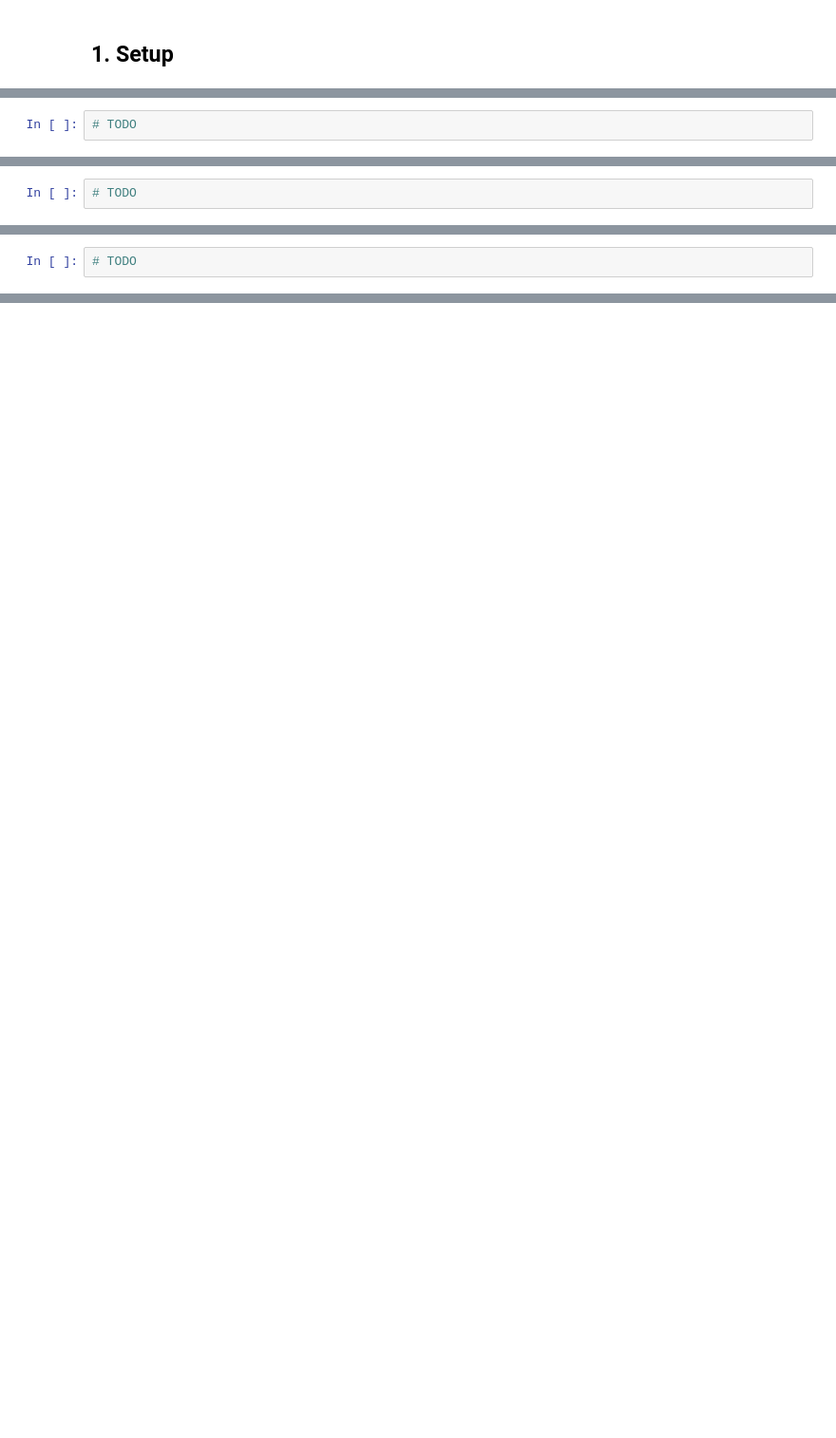
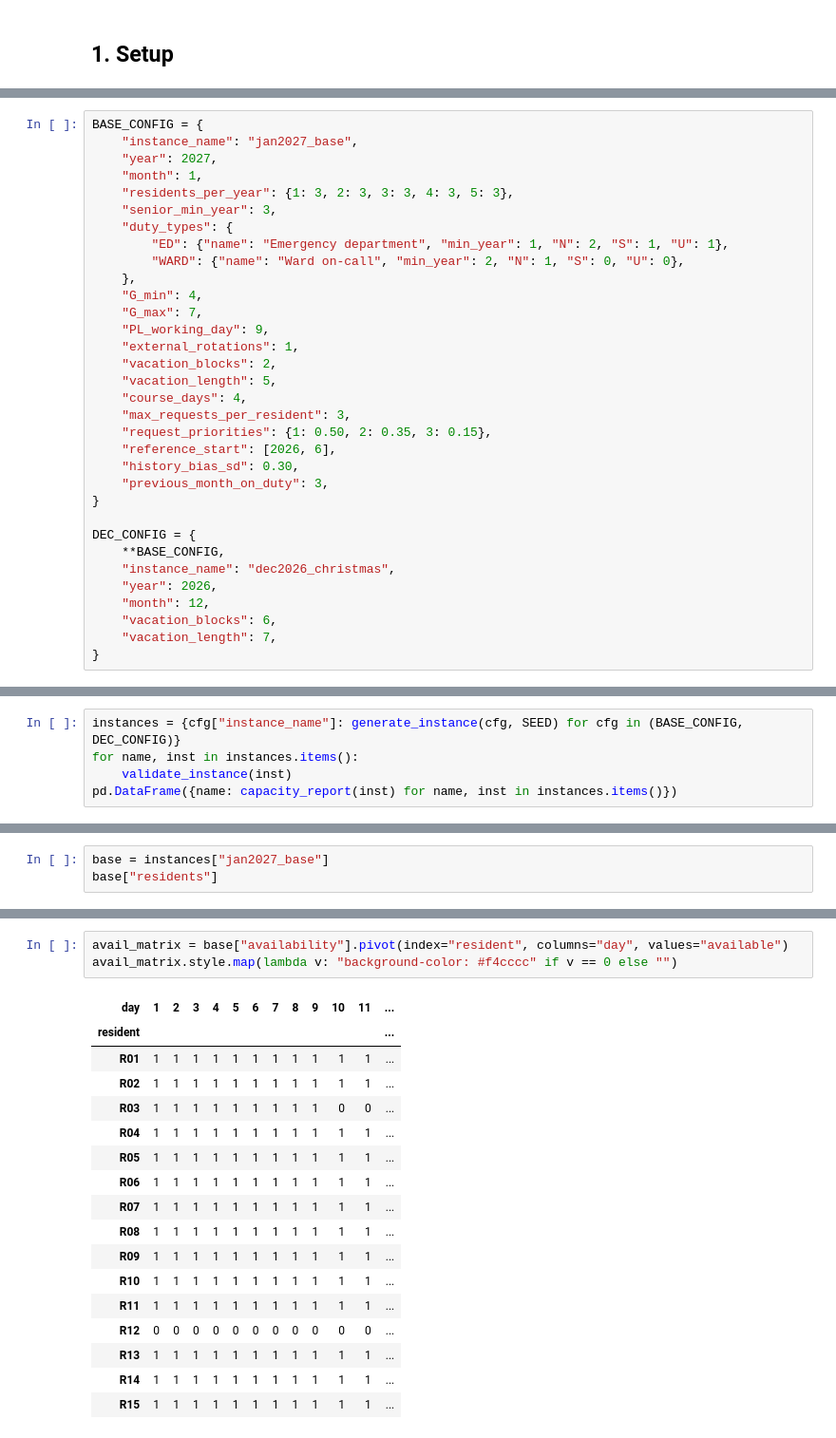
Before and after one commit to claudialbombin/medical-roster-optimization, a Jupyter notebook: notebooks/01_synthetic_data_generation.ipynb, the cells around one changed output, grey strips where cells are left out. Shown at 95% size. Saved outputs shown, nothing was run; the diff lists cells and outputs as text; blank space fills up the shorter version.

```diff
--- a/notebooks/01_synthetic_data_generation.ipynb
+++ b/notebooks/01_synthetic_data_generation.ipynb
@@ -26,3 +42,34 @@ Month to schedule, days $\mathcal{D} = \{1, \dots, n\}$, weekend days and public
 # %%
-# TODO
+BASE_CONFIG = {
+    "instance_name": "jan2027_base",
+    "year": 2027,
+    "month": 1,
+    "residents_per_year": {1: 3, 2: 3, 3: 3, 4: 3, 5: 3},
+    "senior_min_year": 3,
+    "duty_types": {
+        "ED": {"name": "Emergency department", "min_year": 1, "N": 2, "S": 1, "U": 1},
+        "WARD": {"name": "Ward on-call", "min_year": 2, "N": 1, "S": 0, "U": 0},
+    },
+    "G_min": 4,
+    "G_max": 7,
+    "PL_working_day": 9,
+    "external_rotations": 1,
+    "vacation_blocks": 2,
+    "vacation_length": 5,
+    "course_days": 4,
+    "max_requests_per_resident": 3,
+    "request_priorities": {1: 0.50, 2: 0.35, 3: 0.15},
+    "reference_start": [2026, 6],
+    "history_bias_sd": 0.30,
+    "previous_month_on_duty": 3,
+}
+
+DEC_CONFIG = {
+    **BASE_CONFIG,
+    "instance_name": "dec2026_christmas",
+    "year": 2026,
+    "month": 12,
+    "vacation_blocks": 6,
+    "vacation_length": 7,
+}
 # %% [markdown]
@@ -44,2 +274,5 @@ Holidays, external rotations and courses, from a single availability calendar, d
 # %%
-# TODO
+instances = {cfg["instance_name"]: generate_instance(cfg, SEED) for cfg in (BASE_CONFIG, DEC_CONFIG)}
+for name, inst in instances.items():
+    validate_instance(inst)
+pd.DataFrame({name: capacity_report(inst) for name, inst in instances.items()})
@@ -50,2 +292,3 @@ $G^{\min}_r$ (training minimum, prorated by availability in the month), $G^{\max
 # %%
-# TODO
+base = instances["jan2027_base"]
+base["residents"]
@@ -75,0 +312,21 @@ $H_r$ (weekend/holiday duties in previous months of the reference period), $\Phi
+# %%
+avail_matrix = base["availability"].pivot(index="resident", columns="day", values="available")
+avail_matrix.style.map(lambda v: "background-color: #f4cccc" if v == 0 else "")
+# %% [output]
+| day | 1 | 2 | 3 | 4 | 5 | 6 | 7 | 8 | 9 | 10 | 11 | ... |
+| resident |  |  |  |  |  |  |  |  |  |  |  | ... |
+| R01 | 1 | 1 | 1 | 1 | 1 | 1 | 1 | 1 | 1 | 1 | 1 | ... |
+| R02 | 1 | 1 | 1 | 1 | 1 | 1 | 1 | 1 | 1 | 1 | 1 | ... |
+| R03 | 1 | 1 | 1 | 1 | 1 | 1 | 1 | 1 | 1 | 0 | 0 | ... |
+| R04 | 1 | 1 | 1 | 1 | 1 | 1 | 1 | 1 | 1 | 1 | 1 | ... |
+| R05 | 1 | 1 | 1 | 1 | 1 | 1 | 1 | 1 | 1 | 1 | 1 | ... |
+| R06 | 1 | 1 | 1 | 1 | 1 | 1 | 1 | 1 | 1 | 1 | 1 | ... |
+| R07 | 1 | 1 | 1 | 1 | 1 | 1 | 1 | 1 | 1 | 1 | 1 | ... |
+| R08 | 1 | 1 | 1 | 1 | 1 | 1 | 1 | 1 | 1 | 1 | 1 | ... |
+| R09 | 1 | 1 | 1 | 1 | 1 | 1 | 1 | 1 | 1 | 1 | 1 | ... |
+| R10 | 1 | 1 | 1 | 1 | 1 | 1 | 1 | 1 | 1 | 1 | 1 | ... |
+| R11 | 1 | 1 | 1 | 1 | 1 | 1 | 1 | 1 | 1 | 1 | 1 | ... |
+| R12 | 0 | 0 | 0 | 0 | 0 | 0 | 0 | 0 | 0 | 0 | 0 | ... |
+| R13 | 1 | 1 | 1 | 1 | 1 | 1 | 1 | 1 | 1 | 1 | 1 | ... |
+| R14 | 1 | 1 | 1 | 1 | 1 | 1 | 1 | 1 | 1 | 1 | 1 | ... |
+| R15 | 1 | 1 | 1 | 1 | 1 | 1 | 1 | 1 | 1 | 1 | 1 | ... |
```
Also changed, not shown: parts of 21 cells of this notebook, 17 other files.
